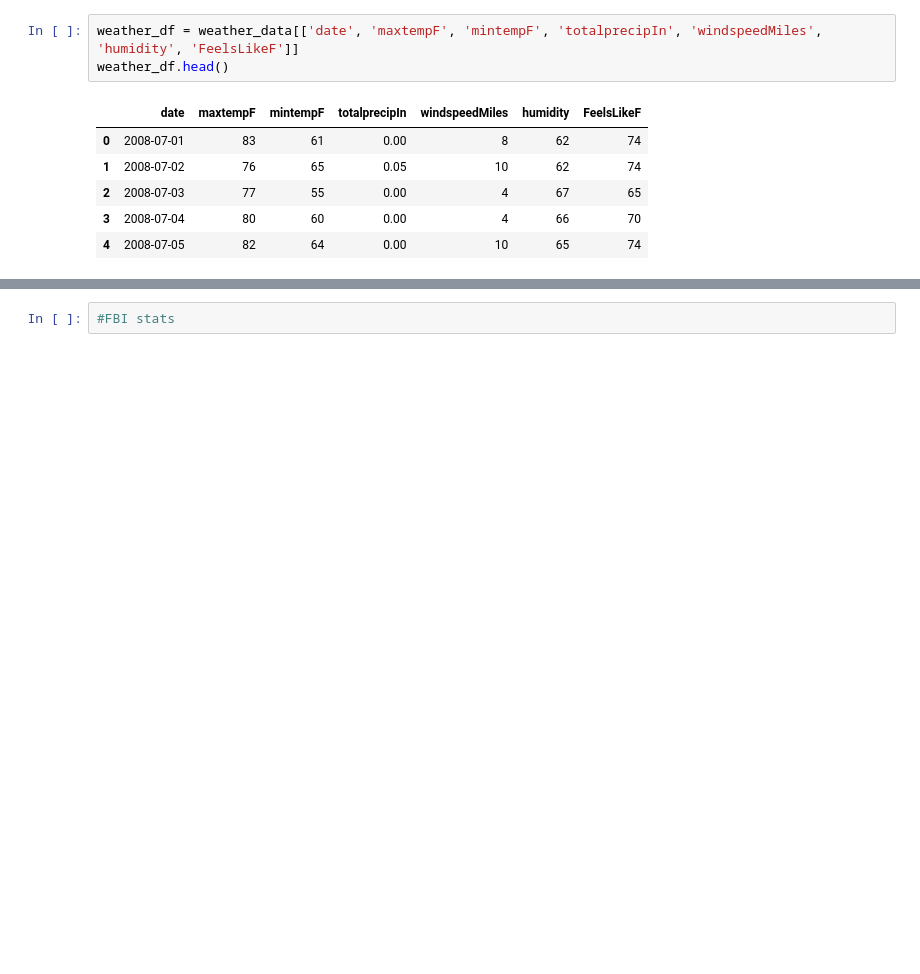
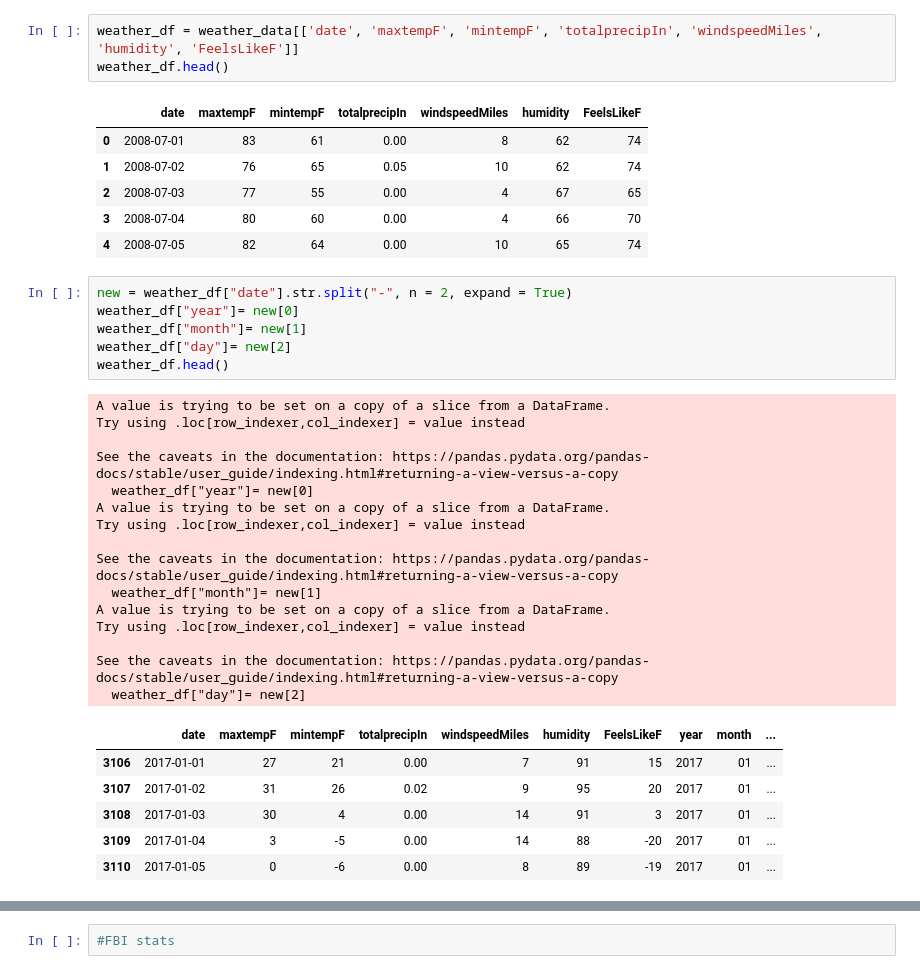
Before and after one commit to teenastewart/Project_1, a Jupyter notebook: Teena/Project 1 notebook.ipynb, the cells around one changed output, grey strips where cells are left out. Cells and saved outputs as stored; diff of their text form; blank space fills up the shorter version.

```diff
--- a/Teena/Project 1 notebook.ipynb
+++ b/Teena/Project 1 notebook.ipynb
@@ -47,3 +47,31 @@ weather_df.head()
 | 2 | 2008-07-03 | 77 | 55 | 0.00 | 4 | 67 | 65 |
 | 3 | 2008-07-04 | 80 | 60 | 0.00 | 4 | 66 | 70 |
 | 4 | 2008-07-05 | 82 | 64 | 0.00 | 10 | 65 | 74 |
+# %%
+new = weather_df["date"].str.split("-", n = 2, expand = True)
+weather_df["year"]= new[0]
+weather_df["month"]= new[1]
+weather_df["day"]= new[2]
+weather_df.head()
+# %% [output]
+A value is trying to be set on a copy of a slice from a DataFrame.
+Try using .loc[row_indexer,col_indexer] = value instead
+
+See the caveats in the documentation: https://pandas.pydata.org/pandas-docs/stable/user_guide/indexing.html#returning-a-view-versus-a-copy
+  weather_df["year"]= new[0]
+A value is trying to be set on a copy of a slice from a DataFrame.
+Try using .loc[row_indexer,col_indexer] = value instead
+
+See the caveats in the documentation: https://pandas.pydata.org/pandas-docs/stable/user_guide/indexing.html#returning-a-view-versus-a-copy
+  weather_df["month"]= new[1]
+A value is trying to be set on a copy of a slice from a DataFrame.
+Try using .loc[row_indexer,col_indexer] = value instead
+
+See the caveats in the documentation: https://pandas.pydata.org/pandas-docs/stable/user_guide/indexing.html#returning-a-view-versus-a-copy
+  weather_df["day"]= new[2]
+|  | date | maxtempF | mintempF | totalprecipIn | windspeedMiles | humidity | FeelsLikeF | year | month | ... |
+| 3106 | 2017-01-01 | 27 | 21 | 0.00 | 7 | 91 | 15 | 2017 | 01 | ... |
+| 3107 | 2017-01-02 | 31 | 26 | 0.02 | 9 | 95 | 20 | 2017 | 01 | ... |
+| 3108 | 2017-01-03 | 30 | 4 | 0.00 | 14 | 91 | 3 | 2017 | 01 | ... |
+| 3109 | 2017-01-04 | 3 | -5 | 0.00 | 14 | 88 | -20 | 2017 | 01 | ... |
+| 3110 | 2017-01-05 | 0 | -6 | 0.00 | 8 | 89 | -19 | 2017 | 01 | ... |
```
Also changed, not shown: parts of 14 cells of this notebook.
